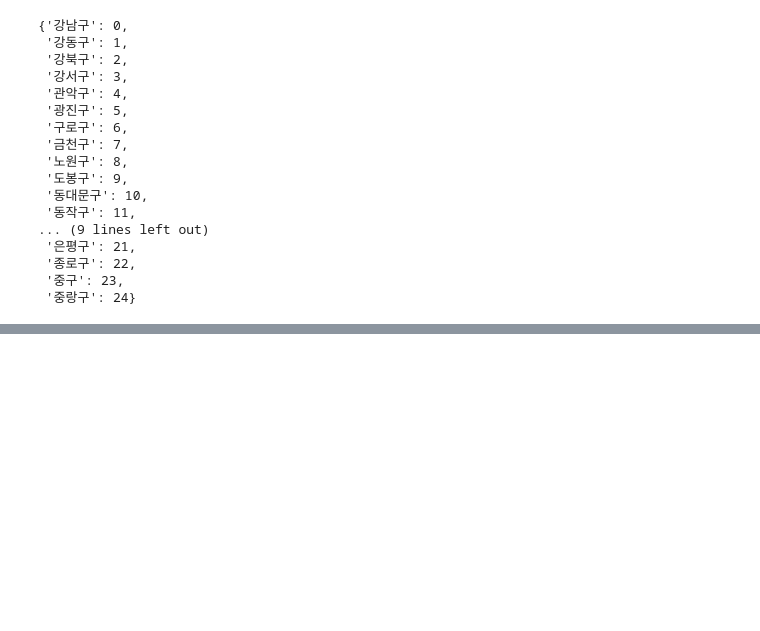
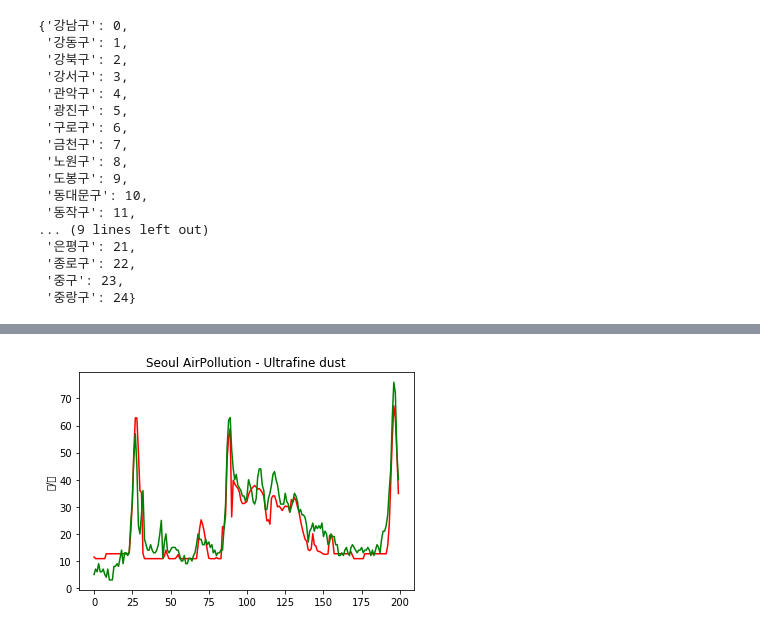
Before and after one commit to newstone/TensorflowPractice, a Jupyter notebook: LinearReression02.ipynb, the cells around one changed output, grey strips where cells are left out. Cells and saved outputs as stored; diff of their text form; code cells hidden in the pictures; blank space fills up the shorter version.

```diff
--- a/LinearReression02.ipynb
+++ b/LinearReression02.ipynb
@@ -230,0 +232,9 @@ plt.show()
+# %%
+plt.plot(y_pred2_1, color='red')
+plt.plot(y_data2_1, color='green')
+plt.title('Seoul AirPollution - Ultrafine dust')
+plt.ylabel('㎍/㎥')
+
+plt.show()
+# %% [output]
+[figure, added]
```
Also changed, not shown: parts of 6 cells of this notebook.
